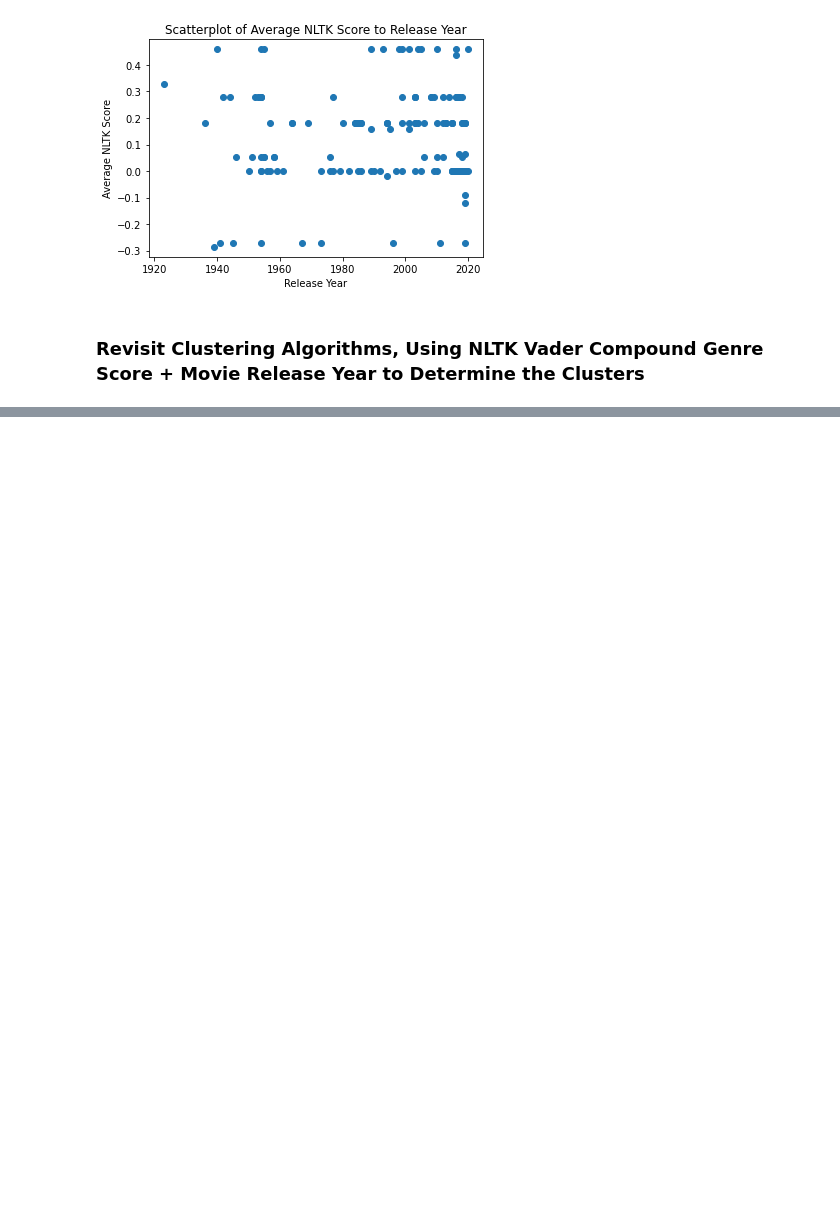
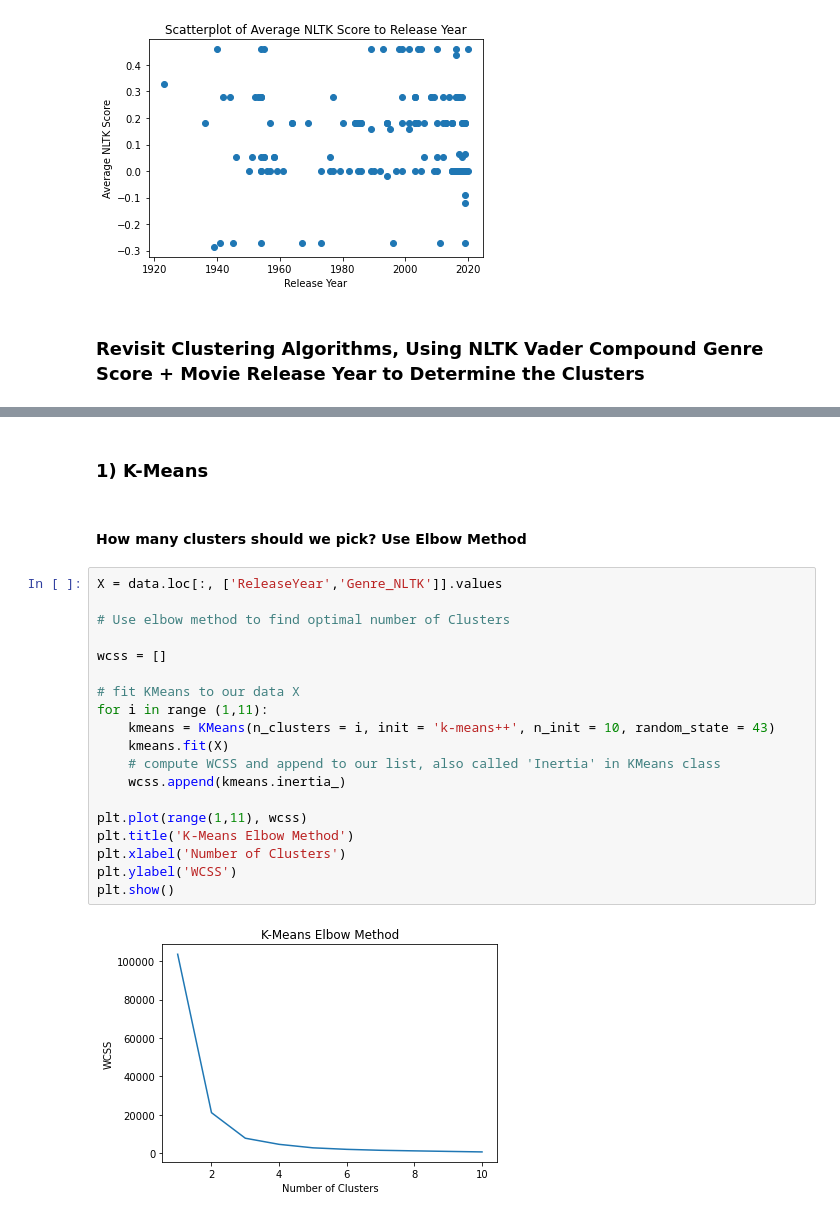
Before and after one commit to amandahutter/Movies-Analysis, a Jupyter notebook: Movies.ipynb, the cells around one changed output, grey strips where cells are left out. Cells and saved outputs as stored; diff of their text form; blank space fills up the shorter version.

Commit message:
Clustering w/ KMeans, EM, and Hierarchical Methods

```diff
--- a/Movies.ipynb
+++ b/Movies.ipynb
@@ -735,0 +753,25 @@ plt.show()
+# %% [markdown]
+### 1) K-Means
+# %% [markdown]
+#### How many clusters should we pick? Use Elbow Method
+# %%
+X = data.loc[:, ['ReleaseYear','Genre_NLTK']].values
+
+# Use elbow method to find optimal number of Clusters
+
+wcss = []
+
+# fit KMeans to our data X
+for i in range (1,11):
+    kmeans = KMeans(n_clusters = i, init = 'k-means++', n_init = 10, random_state = 43)
+    kmeans.fit(X)
+    # compute WCSS and append to our list, also called 'Inertia' in KMeans class
+    wcss.append(kmeans.inertia_)
+
+plt.plot(range(1,11), wcss)
+plt.title('K-Means Elbow Method')
+plt.xlabel('Number of Clusters')
+plt.ylabel('WCSS')
+plt.show()
+# %% [output]
+[figure, added]
```
Also changed, not shown: parts of 37 cells of this notebook.
